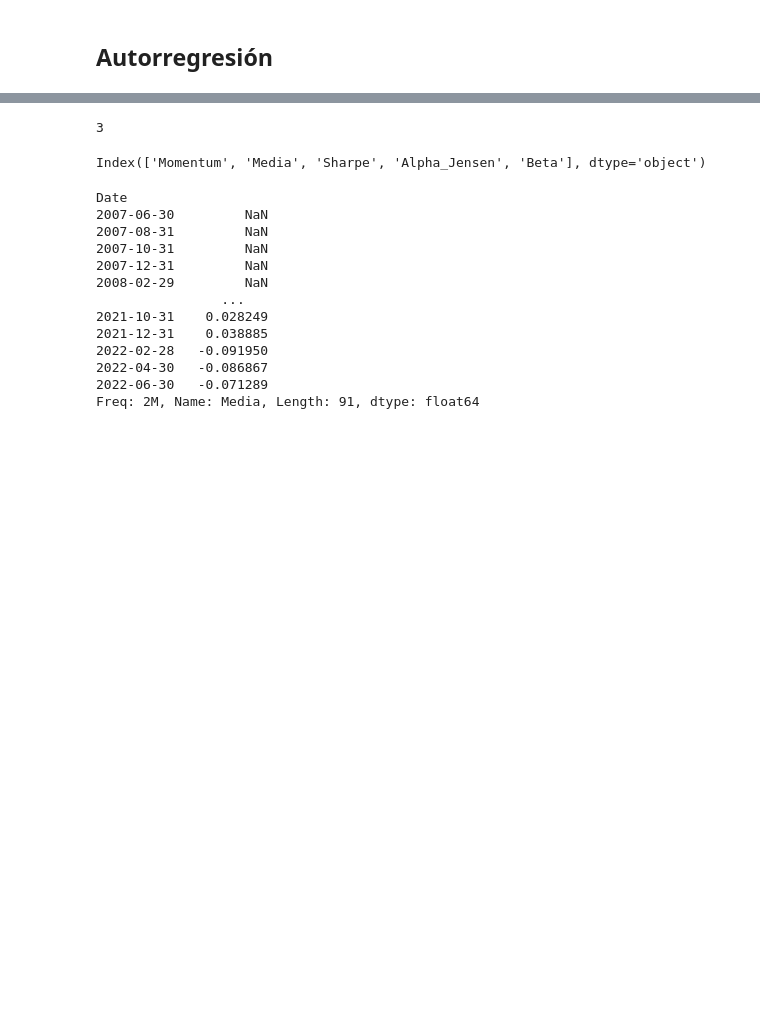
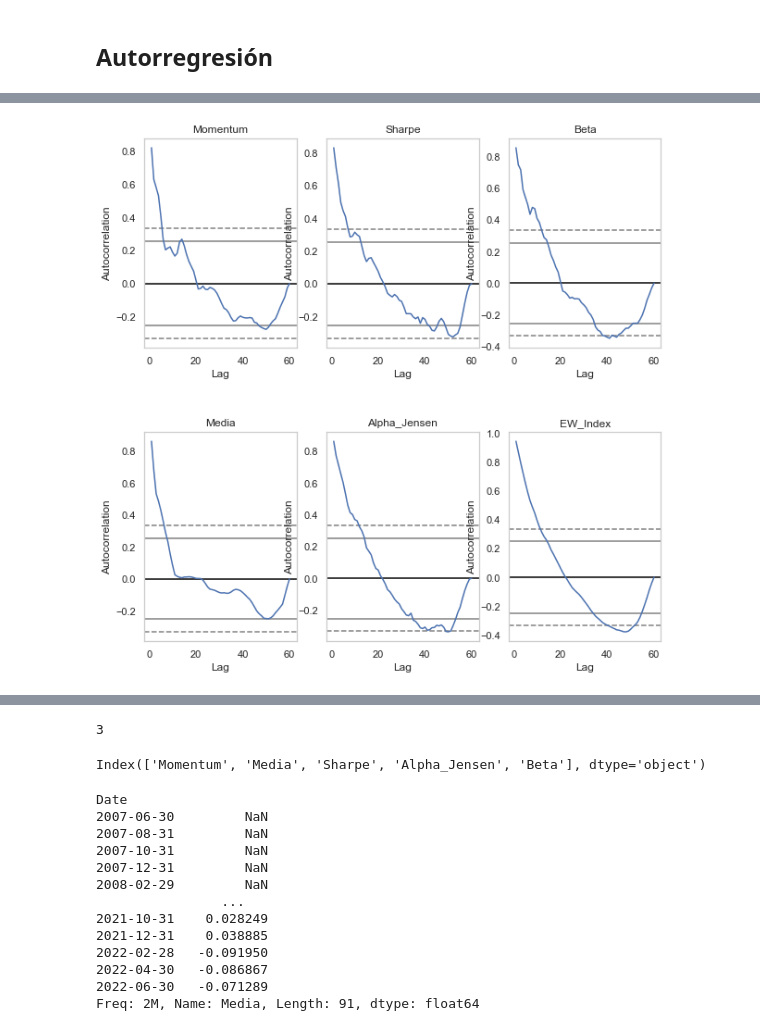
Before and after one commit to NicoGuillen/Backtest, a Jupyter notebook: Quant_Features.ipynb, the cells around one changed output, grey strips where cells are left out. Cells and saved outputs as stored; diff of their text form; code cells hidden in the pictures; blank space fills up the shorter version.

```diff
--- a/Quant_Features.ipynb
+++ b/Quant_Features.ipynb
@@ -2465,0 +2540,16 @@ n_col = len(indexes_returns.columns)//2
+# %%
+fig, ax = plt.subplots(figsize=(10, 10), ncols= n_col, nrows=n_rows)
+for i, feature in enumerate(indexes_precio.columns[1:]):
+    # Con r y c me muevo por filas y columnas del subplot
+    r = i%2
+    c = i//2
+    # Plot
+    pd.plotting.autocorrelation_plot(indexes_precio[feature].dropna(axis=0), ax=ax[r][c])
+    ax[r][c].set_title(feature)
+# Ploteo el índice en la úlitma posición
+pd.plotting.autocorrelation_plot(indexes_precio['EW'].dropna(axis=0), ax=ax[1][2])
+ax[1][2].set_title('EW_Index')
+# Los separo
+plt.subplots_adjust(hspace=0.4)
+# %% [output]
+[figure, added]
```
Also changed, not shown: parts of 145 cells of this notebook.
